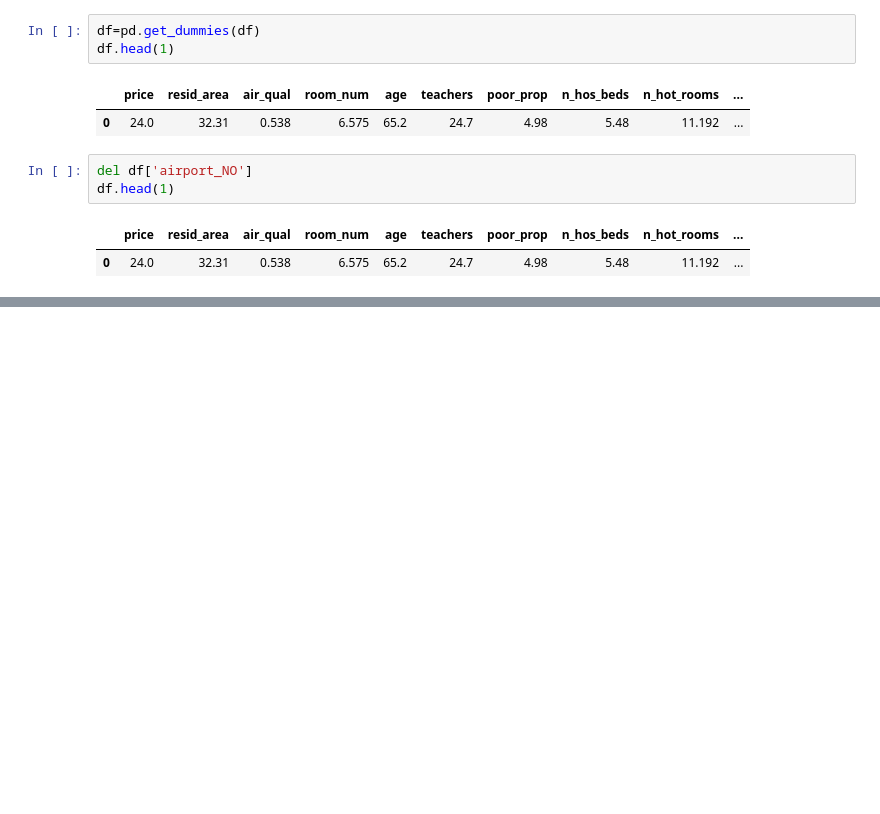
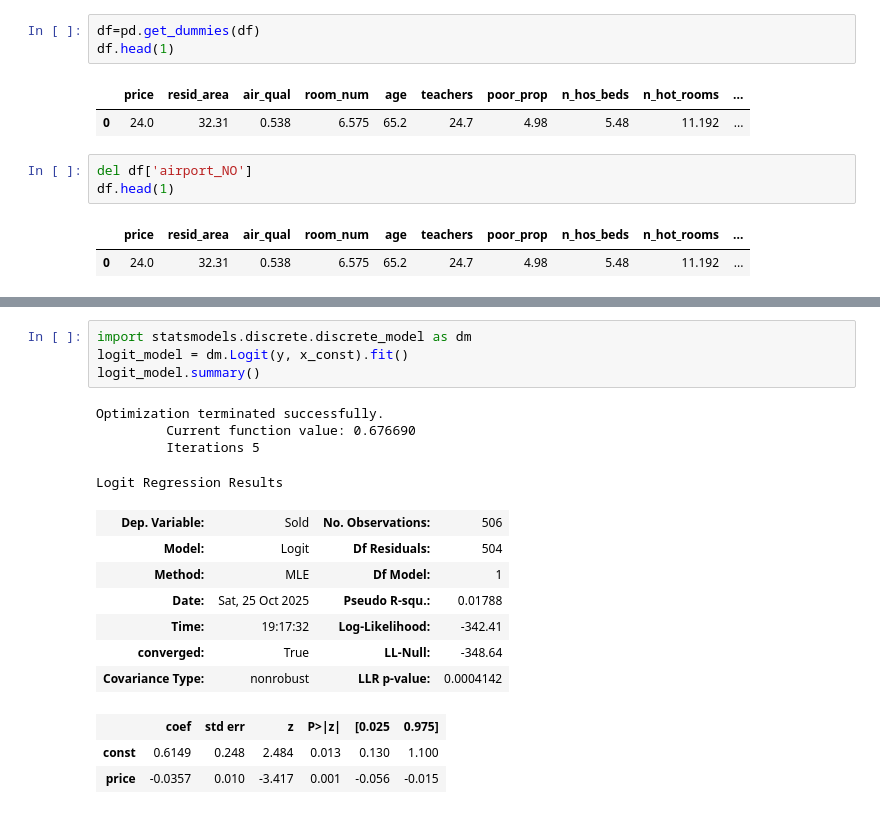
Before and after one commit to Ebin21/ML, a Jupyter notebook: House_Price.ipynb, the cells around one changed output, grey strips where cells are left out. Saved outputs shown, nothing was run; the diff lists cells and outputs as text; blank space fills up the shorter version.

```diff
--- a/House_Price.ipynb
+++ b/House_Price.ipynb
@@ -184,0 +220,19 @@ df.head(1)
+# %%
+import statsmodels.discrete.discrete_model as dm
+logit_model = dm.Logit(y, x_const).fit()
+logit_model.summary()
+# %% [output]
+Optimization terminated successfully.
+         Current function value: 0.676690
+         Iterations 5
+Logit Regression Results
+| Dep. Variable: | Sold | No. Observations: | 506 |
+| Model: | Logit | Df Residuals: | 504 |
+| Method: | MLE | Df Model: | 1 |
+| Date: | Sat, 25 Oct 2025 | Pseudo R-squ.: | 0.01788 |
+| Time: | 19:17:32 | Log-Likelihood: | -342.41 |
+| converged: | True | LL-Null: | -348.64 |
+| Covariance Type: | nonrobust | LLR p-value: | 0.0004142 |
+|  | coef | std err | z | P>|z| | [0.025 | 0.975] |
+| const | 0.6149 | 0.248 | 2.484 | 0.013 | 0.130 | 1.100 |
+| price | -0.0357 | 0.010 | -3.417 | 0.001 | -0.056 | -0.015 |
```
Also changed, not shown: parts of 5 cells of this notebook.
